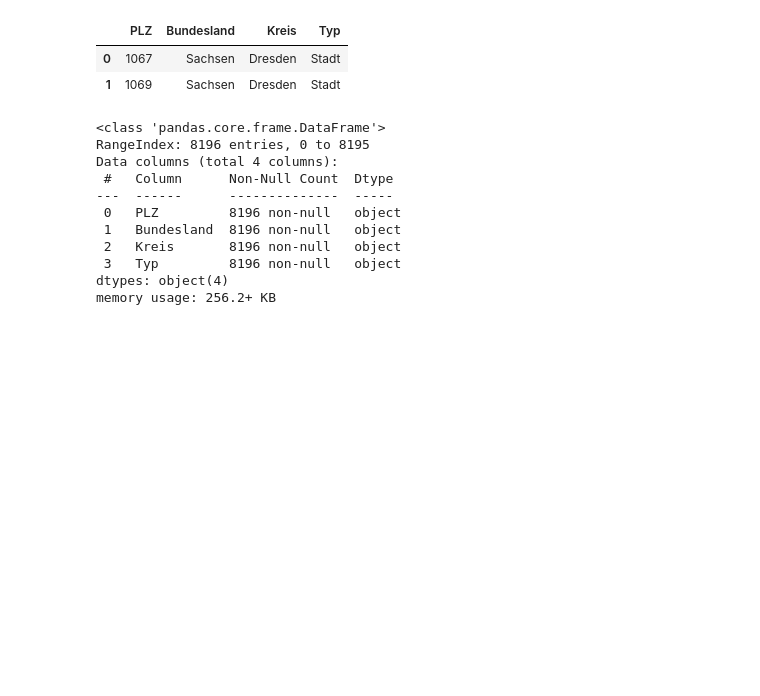
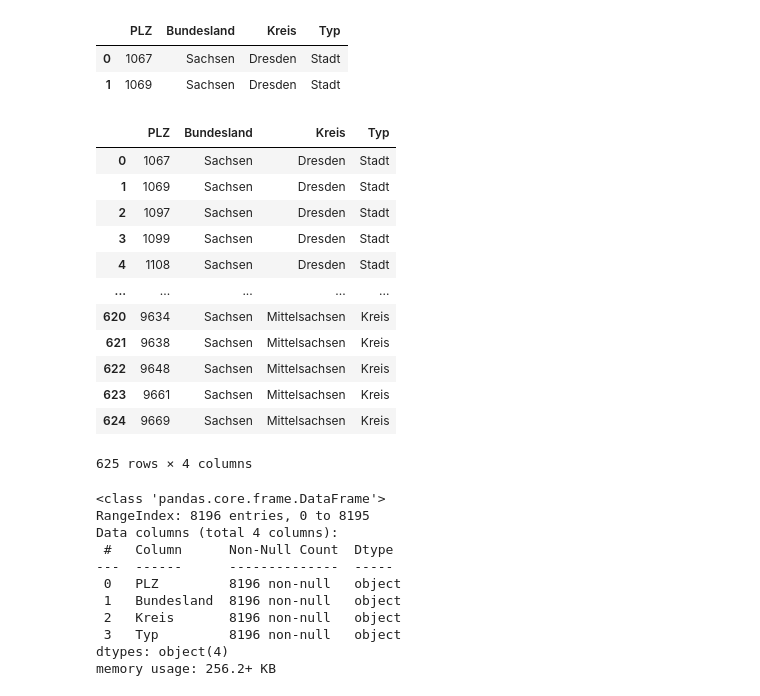
Before and after one commit to RomyBrate/capstone_project_ev, a Jupyter notebook: charging_stations/charging_stations.ipynb, the cells around one changed output. Saved outputs shown, nothing was run; the diff lists cells and outputs as text; code cells hidden in the pictures; blank space fills up the shorter version.

```diff
--- a/charging_stations/charging_stations.ipynb
+++ b/charging_stations/charging_stations.ipynb
@@ -432,3 +432,19 @@ df_zip.head(2)
 |  | PLZ | Bundesland | Kreis | Typ |
 | 0 | 1067 | Sachsen | Dresden | Stadt |
 | 1 | 1069 | Sachsen | Dresden | Stadt |
+# %%
+df_zip[df_zip['PLZ'].astype(str).str.len() < 5]
+# %% [output]
+|  | PLZ | Bundesland | Kreis | Typ |
+| 0 | 1067 | Sachsen | Dresden | Stadt |
+| 1 | 1069 | Sachsen | Dresden | Stadt |
+| 2 | 1097 | Sachsen | Dresden | Stadt |
+| 3 | 1099 | Sachsen | Dresden | Stadt |
+| 4 | 1108 | Sachsen | Dresden | Stadt |
+| ... | ... | ... | ... | ... |
+| 620 | 9634 | Sachsen | Mittelsachsen | Kreis |
+| 621 | 9638 | Sachsen | Mittelsachsen | Kreis |
+| 622 | 9648 | Sachsen | Mittelsachsen | Kreis |
+| 623 | 9661 | Sachsen | Mittelsachsen | Kreis |
+| 624 | 9669 | Sachsen | Mittelsachsen | Kreis |
+625 rows × 4 columns
```
Also changed, not shown: parts of 14 cells of this notebook, 8 other files.
